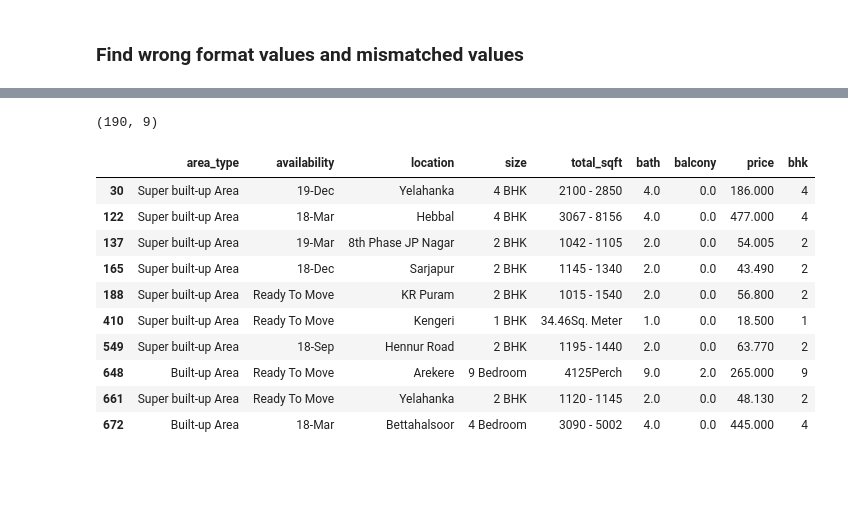
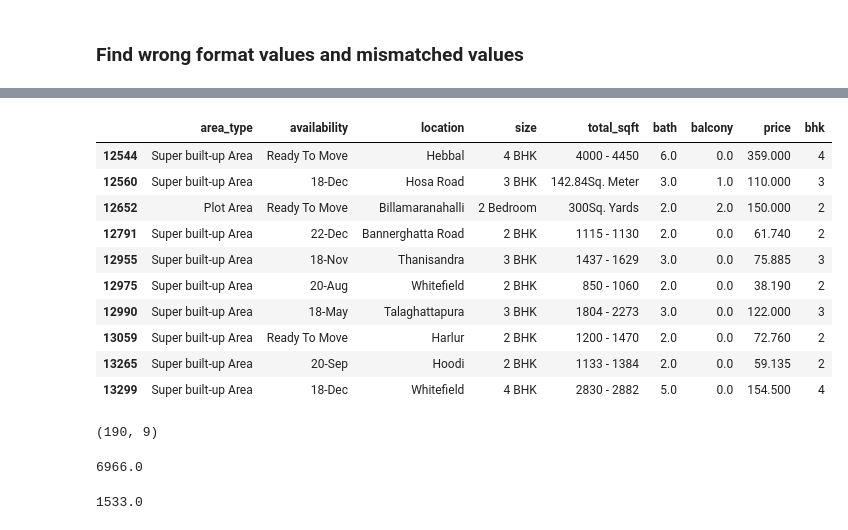
Before and after one commit to naveentnj/bengaluru_house_price_prediction, a Jupyter notebook: HourPricePrediction.ipynb, the cells around one changed output, grey strips where cells are left out. Saved outputs shown, nothing was run; the diff lists cells and outputs as text; code cells hidden in the pictures; blank space fills up the shorter version.

```diff
--- a/HourPricePrediction.ipynb
+++ b/HourPricePrediction.ipynb
@@ -242,19 +262,35 @@ def is_float(x):
+# %%
+df3[~df3["total_sqft"].apply(is_float)].tail(10)
+# %% [output]
+|  | area_type | availability | location | size | total_sqft | bath | balcony | price | bhk |
+| 12544 | Super built-up Area | Ready To Move | Hebbal | 4 BHK | 4000 - 4450 | 6.0 | 0.0 | 359.000 | 4 |
+| 12560 | Super built-up Area | 18-Dec | Hosa Road | 3 BHK | 142.84Sq. Meter | 3.0 | 1.0 | 110.000 | 3 |
+| 12652 | Plot Area | Ready To Move | Billamaranahalli | 2 Bedroom | 300Sq. Yards | 2.0 | 2.0 | 150.000 | 2 |
+| 12791 | Super built-up Area | 22-Dec | Bannerghatta Road | 2 BHK | 1115 - 1130 | 2.0 | 0.0 | 61.740 | 2 |
+| 12955 | Super built-up Area | 18-Nov | Thanisandra | 3 BHK | 1437 - 1629 | 3.0 | 0.0 | 75.885 | 3 |
+| 12975 | Super built-up Area | 20-Aug | Whitefield | 2 BHK | 850 - 1060 | 2.0 | 0.0 | 38.190 | 2 |
+| 12990 | Super built-up Area | 18-May | Talaghattapura | 3 BHK | 1804 - 2273 | 3.0 | 0.0 | 122.000 | 3 |
+| 13059 | Super built-up Area | Ready To Move | Harlur | 2 BHK | 1200 - 1470 | 2.0 | 0.0 | 72.760 | 2 |
+| 13265 | Super built-up Area | 20-Sep | Hoodi | 2 BHK | 1133 - 1384 | 2.0 | 0.0 | 59.135 | 2 |
+| 13299 | Super built-up Area | 18-Dec | Whitefield | 4 BHK | 2830 - 2882 | 5.0 | 0.0 | 154.500 | 4 |
 # %%
 df3[~df3["total_sqft"].apply(is_float)].shape
 # %% [output]
 (190, 9)
 # %%
-# df3[df3["total_sqft"].apply(is_float)]
-df3[~df3["total_sqft"].apply(is_float)].head(10)
+def convert_sqft_to_num(x):
+    tokens = x.split("-")
+    if len(tokens) == 2:
+        return (float(tokens[0]) + float(tokens[1]))/2
+    try:
+        return float(x)
+    except:
+        return None
-# %% [output]
-|  | area_type | availability | location | size | total_sqft | bath | balcony | price | bhk |
-| 30 | Super built-up Area | 19-Dec | Yelahanka | 4 BHK | 2100 - 2850 | 4.0 | 0.0 | 186.000 | 4 |
-| 122 | Super built-up Area | 18-Mar | Hebbal | 4 BHK | 3067 - 8156 | 4.0 | 0.0 | 477.000 | 4 |
-| 137 | Super built-up Area | 19-Mar | 8th Phase JP Nagar | 2 BHK | 1042 - 1105 | 2.0 | 0.0 | 54.005 | 2 |
-| 165 | Super built-up Area | 18-Dec | Sarjapur | 2 BHK | 1145 - 1340 | 2.0 | 0.0 | 43.490 | 2 |
-| 188 | Super built-up Area | Ready To Move | KR Puram | 2 BHK | 1015 - 1540 | 2.0 | 0.0 | 56.800 | 2 |
-| 410 | Super built-up Area | Ready To Move | Kengeri | 1 BHK | 34.46Sq. Meter | 1.0 | 0.0 | 18.500 | 1 |
-| 549 | Super built-up Area | 18-Sep | Hennur Road | 2 BHK | 1195 - 1440 | 2.0 | 0.0 | 63.770 | 2 |
-| 648 | Built-up Area | Ready To Move | Arekere | 9 Bedroom | 4125Perch | 9.0 | 2.0 | 265.000 | 9 |
-| 661 | Super built-up Area | Ready To Move | Yelahanka | 2 BHK | 1120 - 1145 | 2.0 | 0.0 | 48.130 | 2 |
-| 672 | Built-up Area | 18-Mar | Bettahalsoor | 4 Bedroom | 3090 - 5002 | 4.0 | 0.0 | 445.000 | 4 |
+# %%
+convert_sqft_to_num("6966")
+# %% [output]
+6966.0
+# %%
+convert_sqft_to_num("1437 - 1629")
+# %% [output]
+1533.0
```
Also changed, not shown: parts of 5 cells of this notebook, 1 other file.
